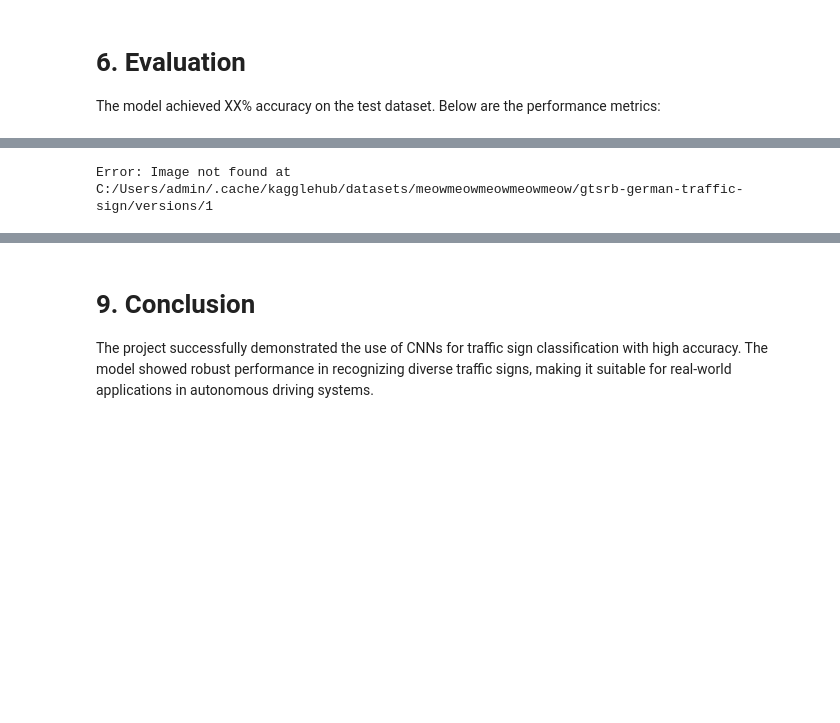
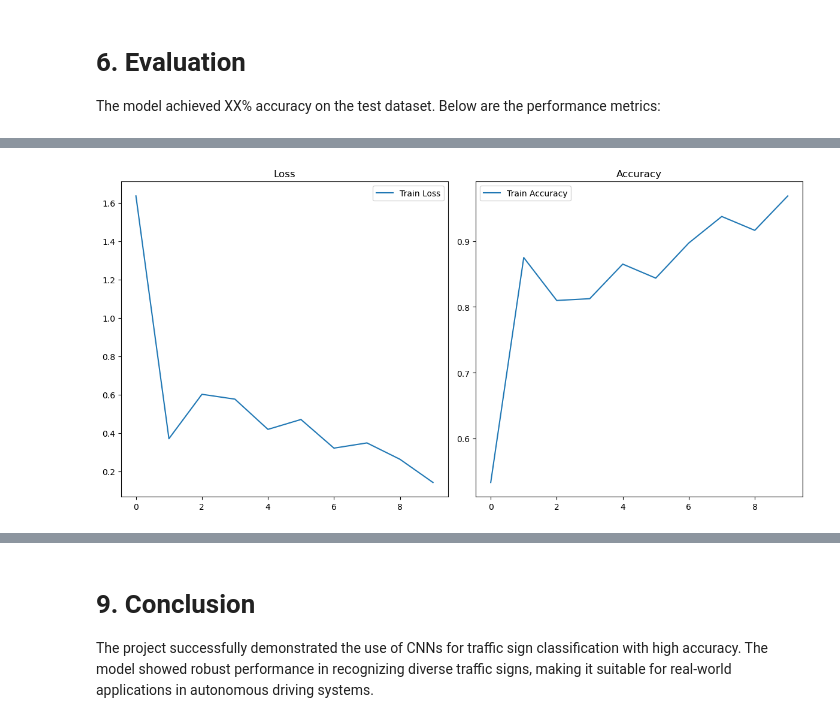
Before and after one commit to vgowri/Image-Based-Traffic-Sign-Classification-Using-Deep-Learning, a Jupyter notebook: Final_project1.ipynb, the cells around one changed output, grey strips where cells are left out. Cells and saved outputs as stored; diff of their text form; code cells hidden in the pictures; blank space fills up the shorter version.

```diff
--- a/Final_project1.ipynb
+++ b/Final_project1.ipynb
@@ -107,0 +136,3 @@ datagen = ImageDataGenerator(
+# %%
+# One-hot encode labels
+y_train = to_categorical(y_train, num_classes=num_classes)
@@ -139,10 +211,3 @@ model.compile(optimizer='adam', loss='categorical_crossentropy', metrics=['accur
 # %% [markdown]
 # 5. Training the Model
 The model was trained for 10 epochs using the Adam optimizer and categorical cross-entropy loss.
-# %%
-# Train model
-history = model.fit(
-    datagen.flow(X_train, y_train, batch_size=32),
-    epochs=10,
-    validation_data=(X_test, y_test)
-)
@@ -169,0 +214,11 @@ Epoch 10/10
+# %%
+# Set batch size and number of epochs
+batch_size = 32
+epochs = 10
+
+# Train the model using data augmentation
+history = model.fit(
+    datagen.flow(X_train, y_train, batch_size=batch_size),
+    steps_per_epoch=len(X_train) // batch_size,
+    epochs=epochs
+)
@@ -235,14 +276,0 @@ weighted avg       0.96      0.96      0.96     12630
-# %%
-# Predict a single image
-test_image_path = 'C:/Users/admin/.cache/kagglehub/datasets/meowmeowmeowmeowmeow/gtsrb-german-traffic-sign/versions/1'
-image = cv2.imread(test_image_path)
-
-if image is None:
-    print(f"Error: Image not found at {test_image_path}")
-else:
-    image = cv2.resize(image, (32, 32)) / 255.0
-    image = np.expand_dims(image, axis=0)
-    prediction = np.argmax(model.predict(image), axis=-1)
-    print(f"Predicted Class: {prediction}")
-# %% [output]
-Error: Image not found at C:/Users/admin/.cache/kagglehub/datasets/meowmeowmeowmeowmeow/gtsrb-german-traffic-sign/versions/1
@@ -248,0 +283,23 @@ Error: Image not found at C:/Users/admin/.cache/kagglehub/datasets/meowmeowmeowm
+# %%
+plt.figure(figsize=(12, 6))
+
+# Plot training & validation loss values
+plt.subplot(1, 2, 1)
+plt.plot(history.history['loss'], label='Train Loss')
+if 'val_loss' in history.history:
+    plt.plot(history.history['val_loss'], label='Validation Loss')
+plt.title('Loss')
+plt.legend()
+
+# Plot training & validation accuracy values
+plt.subplot(1, 2, 2)
+plt.plot(history.history['accuracy'], label='Train Accuracy')
+if 'val_accuracy' in history.history:
+    plt.plot(history.history['val_accuracy'], label='Validation Accuracy')
+plt.title('Accuracy')
+plt.legend()
+
+plt.tight_layout()
+plt.show()
+# %% [output]
+[figure, added]
```
Also changed, not shown: parts of 26 cells of this notebook.
